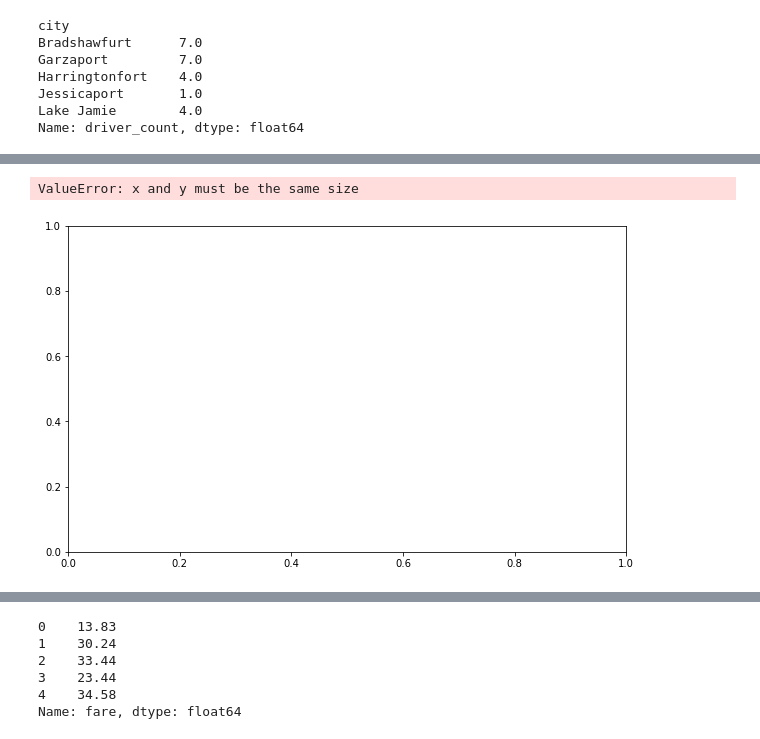
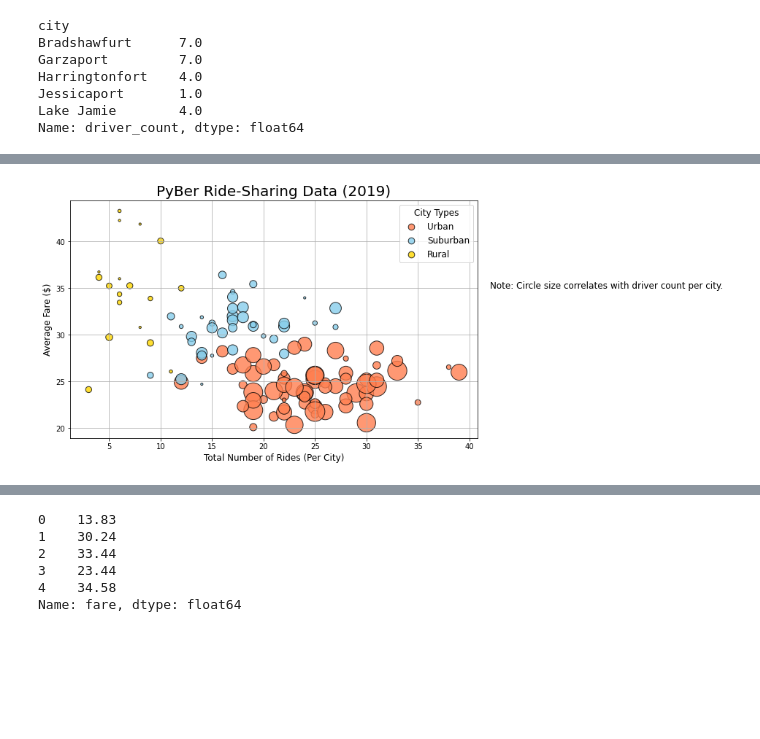
Before and after one commit to sterlingvm/PyBer-Analysis, a Jupyter notebook: PyBer.ipynb, the cells around one changed output, grey strips where cells are left out. Drawn from its saved outputs; the diff is of its cells as text; code cells hidden in the pictures; blank space fills up the shorter version.

```diff
--- a/PyBer.ipynb
+++ b/PyBer.ipynb
@@ -368,48 +371,47 @@ plt.subplots(figsize=(10, 6))
 
 # Add each city's scatter chart
 plt.scatter(urban_ride_count,
-      urban_avg_fare,
+      urban_avg_fare["fare"],
       s=10*urban_driver_count, c="coral",
       edgecolor="black", linewidths=1,
       alpha=0.8, label="Urban")
 
 plt.scatter(suburban_ride_count,
-      suburban_avg_fare,
+      suburban_avg_fare["fare"],
       s=10*suburban_driver_count, c="skyblue",
       edgecolor="black", linewidths=1,
       alpha=0.8, label="Suburban")
 
 plt.scatter(rural_ride_count,
-      rural_avg_fare,
+      rural_avg_fare["fare"],
       s=10*rural_driver_count, c="gold",
       edgecolor="black", linewidths=1,
       alpha=0.8, label="Rural")
 
 # Incorporate the other graph properties
 plt.title("PyBer Ride-Sharing Data (2019)", fontsize=20)
 plt.ylabel("Average Fare ($)", fontsize=12)
 plt.xlabel("Total Number of Rides (Per City)", fontsize=12)
 plt.grid(True)
 
 # Create a legend
 lgnd = plt.legend(fontsize="12", mode="Expanded",
          scatterpoints=1, loc="best", title="City Types")
 lgnd.legendHandles[0]._sizes = [75]
 lgnd.legendHandles[1]._sizes = [75]
 lgnd.legendHandles[2]._sizes = [75]
 lgnd.get_title().set_fontsize(12)
 
 # Incorporate a text label about circle size.
 plt.text(42, 35, "Note: Circle size correlates with driver count per city.", fontsize="12")
 
 # Save the figure
-plt.savefig("analysis/Fig1.png")
+plt.savefig("analysis-Fig1.png")
 
 # Show the plot
 plt.show()
 # %% [output]
-ValueError: x and y must be the same size
-[figure, old version]
+[figure, new version]
 # %%
 # Get the summary statistics of urban_cities_df
 urban_cities_df.describe()
```
Also changed, not shown: parts of 21 cells of this notebook, 5 other files.
